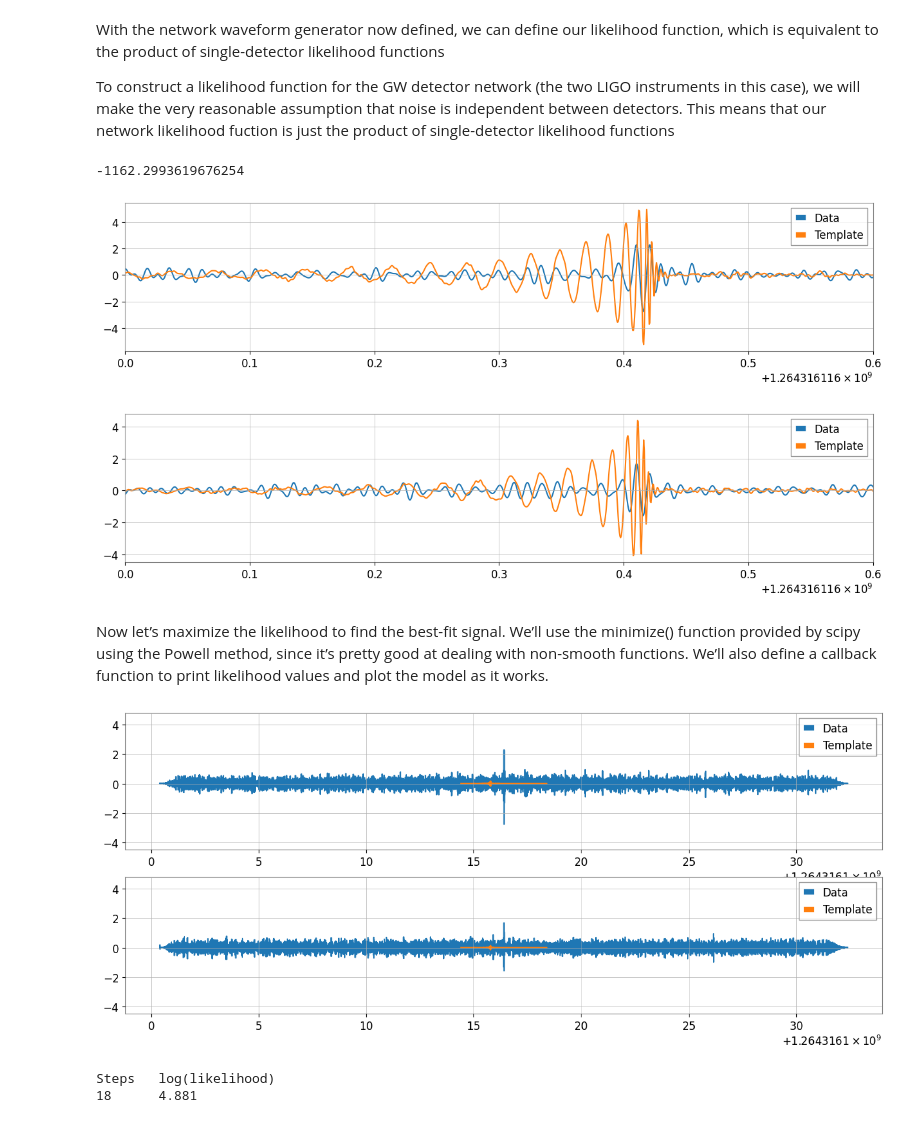
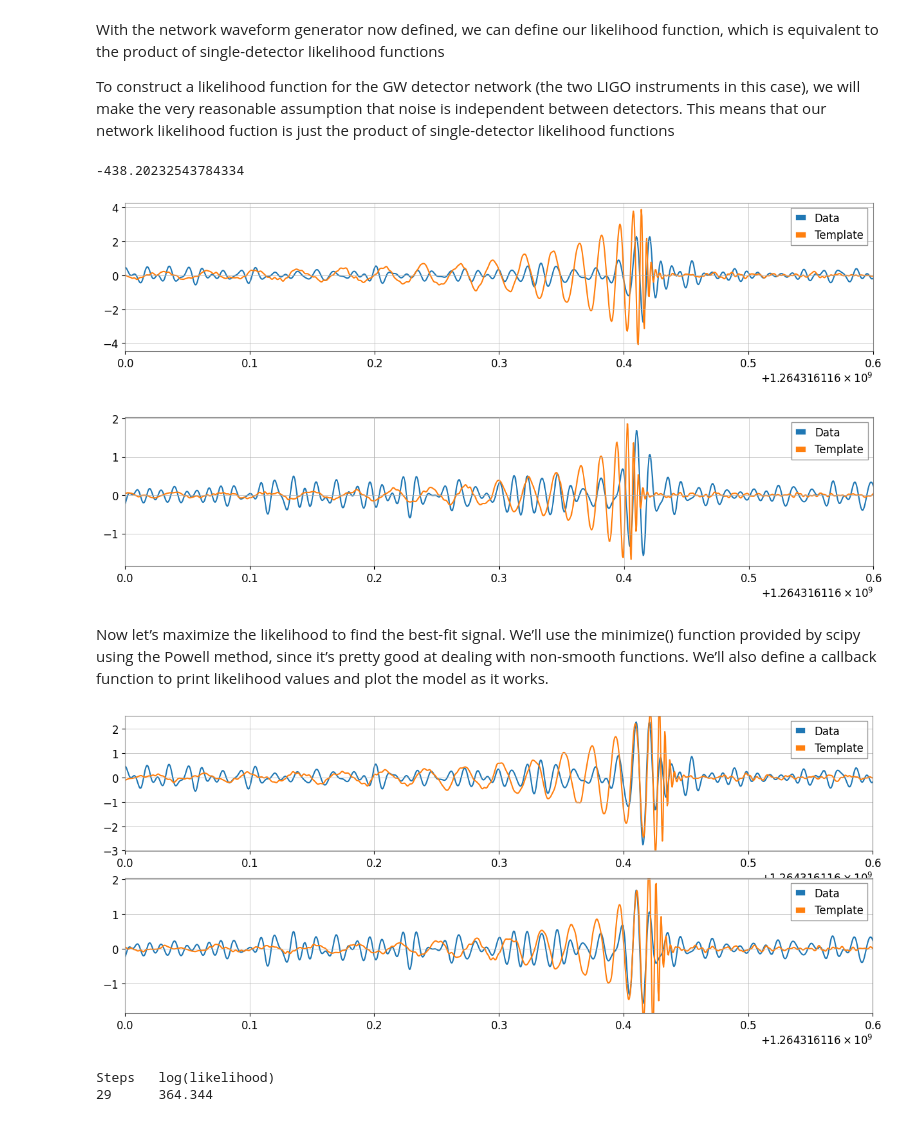
Before and after one commit to hjornskar-ctrl/dim-clem, a Jupyter notebook: Param_estimation.ipynb, the cells around one changed output. Saved outputs shown, nothing was run; the diff lists cells and outputs as text; code cells hidden in the pictures.

```diff
--- a/Param_estimation.ipynb
+++ b/Param_estimation.ipynb
@@ -271,7 +253,8 @@ def loglikelihood(param, sf=sf, f_lower=20.0):
         logl += h_dot_s - h_dot_h/2
     return logl.value
 # %%
-param0=[34.5,29,890,1264316116.4,0.0,5.5, 0, 0, 0.]
+param0=[34.5,29,890,1264316116.4,0.0,0, 0, 0, 0.]
+# m1, m2, distance, time, phase, right_ascension, declination, inclination,polarization = param
 
 template0 = gen_template(param0)
 
@@ -286,9 +269,9 @@ for ifo in ifos:
 
 print(loglikelihood(param0))
 # %% [output]
--1162.2993619676254
+-438.20232543784334
-[figure, old version]
+[figure, new version]
-[figure, old version]
+[figure, new version]
 # %% [markdown]
 Now let’s maximize the likelihood to find the best-fit signal. We’ll use the minimize() function
 provided by scipy using the Powell method, since it’s pretty good at dealing with non-smooth
@@ -297,44 +280,40 @@ works.
 # %%
 from scipy.optimize import minimize
 from IPython.display import display, clear_output
+
 fig, axs = plt.subplots(2, 1, figsize=[15, 6])
 Neval = 1
+
 lines = {}
 for ax, ifo in zip(axs, ifos):
     hite_template = template0[ifo].whiten(asd=np.sqrt(psd[ifo]),highpass=20.)
+
     ax.plot(white_data[ifo].times, white_data[ifo], label="Data")
+    lines[ifo], = ax.plot(white_template.times, white_template, label="Template")
 
-    lines[ifo], = ax.plot(white_template.times, white_template,label="Template")
-
-    #ax.set_xlim(time_centre-.2, time_centre+.05)
+    ax.set_xlim(time_centre-.4, time_centre+.2)
     ax.legend()
-
 
 def callback(param_i):
     global Neval
     global line
     global fig
 
     template = gen_template(param_i)
     for ifo in ifos:
-
         white_template = template[ifo].whiten(asd=np.sqrt(psd[ifo]),highpass=20.)
-
         lines[ifo].set_ydata(white_template)
 
     clear_output(wait=True)
-
     display(fig)
-
     print("Steps\tlog(likelihood)")
     print('{}\t{:.3f}'.format(Neval, loglikelihood(param_i)))
 
     Neval += 1
 
-
-res = minimize(lambda param: -loglikelihood(param), param0, callback=callback,method='powell')
+res = minimize(lambda param: -loglikelihood(param), param0, callback=callback, method='powell')
 plt.close()
 # %% [output]
-[figure, old version]
+[figure, new version]
 Steps   log(likelihood)
-18      4.881
+29      364.344
```
Also changed, not shown: parts of 4 cells of this notebook.
